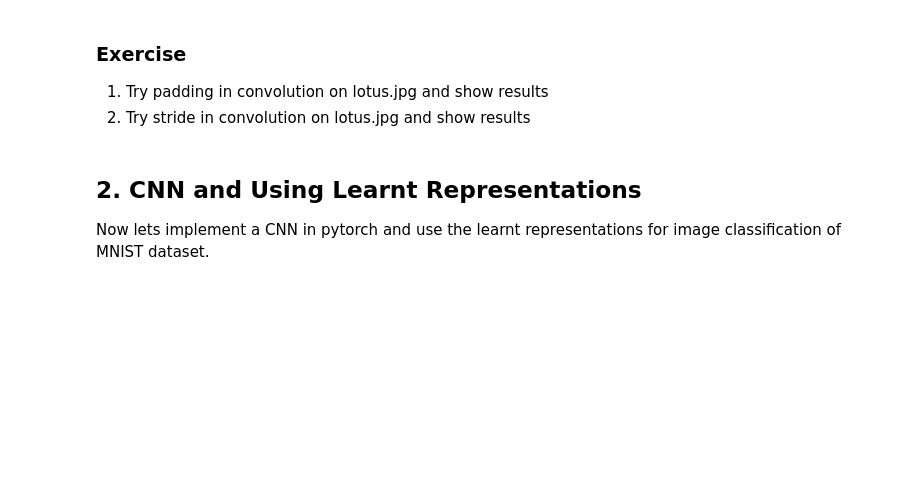
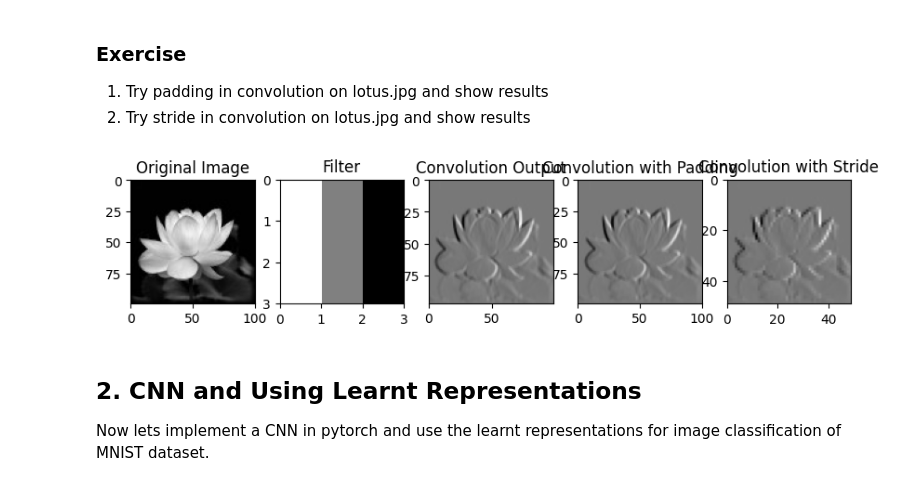
Before and after one commit to AMMS46/IIIT-assignments, a Jupyter notebook: AIML_Probabilistic_ML_models.ipynb, the cells around one changed output. Drawn from its saved outputs; the diff is of its cells as text; code cells hidden in the pictures; blank space fills up the shorter version.

```diff
--- a/AIML_Probabilistic_ML_models.ipynb
+++ b/AIML_Probabilistic_ML_models.ipynb
@@ -217,6 +217,25 @@ Output image size:  (97, 98)
 ### Exercise
 1. Try padding in convolution on lotus.jpg and show results
 2. Try stride  in convolution on lotus.jpg and show results
+# %%
+#Apply padding in convolution
+padded_image = cv2.copyMakeBorder(image, 1, 1, 1, 1, cv2.BORDER_CONSTANT, value=0)
+output_padded = apply_filter(padded_image, filter)
+
+images.append(output_padded)
+titles.append('Convolution with Padding')
+
+#Apply stride in convolution
+stride = 2
+output_strided = apply_filter(image, filter)[::stride, ::stride]
+
+images.append(output_strided)
+titles.append('Convolution with Stride')
+
+#Let's plot the images
+plot_images(images, titles)
+# %% [output]
+[figure, added]
 # %% [markdown]
 ## 2. CNN and Using Learnt Representations
 
```
Also changed, not shown: parts of 8 cells of this notebook.
